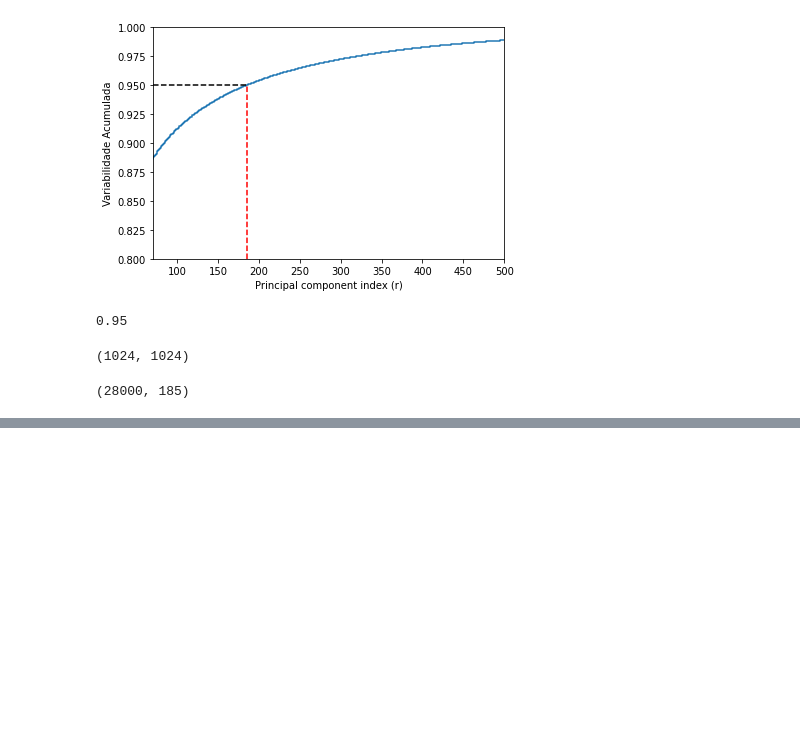
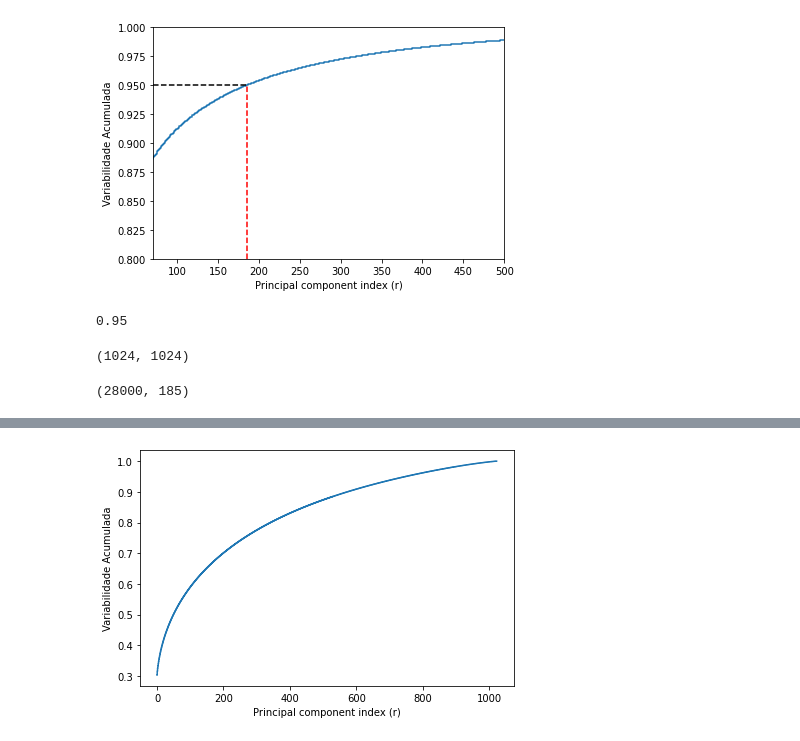
Before and after one commit to diascarolina/fundamentos-analise-dados, a Jupyter notebook: trabalho02_classificacao/trabalho02.ipynb, the cells around one changed output, grey strips where cells are left out. Drawn from its saved outputs; the diff is of its cells as text; code cells hidden in the pictures; blank space fills up the shorter version.

```diff
--- a/trabalho02_classificacao/trabalho02.ipynb
+++ b/trabalho02_classificacao/trabalho02.ipynb
@@ -168,0 +206,2 @@ accuracy
+# %%
+u, s, vh = np.linalg.svd(X_train, full_matrices=False)
@@ -168,0 +216,2 @@ accuracy
+# %%
+autoval = s
@@ -168,0 +228,12 @@ accuracy
+# %%
+soma_autoval = sum(autoval)
+var_exp = [(i/soma_autoval) for i in autoval]
+cum_sum_exp = np.cumsum(var_exp)
+
+plt.step(range(0, len(cum_sum_exp)), cum_sum_exp, where='mid')
+plt.ylabel('Variabilidade Acumulada')
+plt.xlabel('Principal component index (r)')
+plt.tight_layout()
+plt.show()
+# %% [output]
+[figure, added]
```
Also changed, not shown: parts of 30 cells of this notebook.
